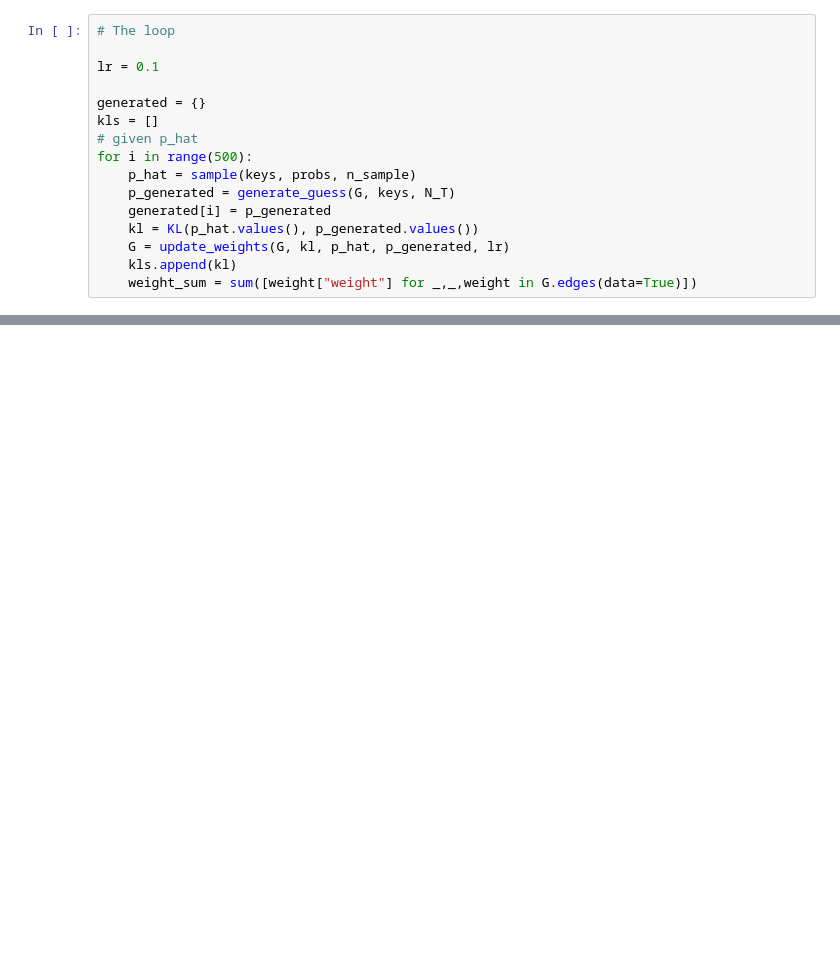
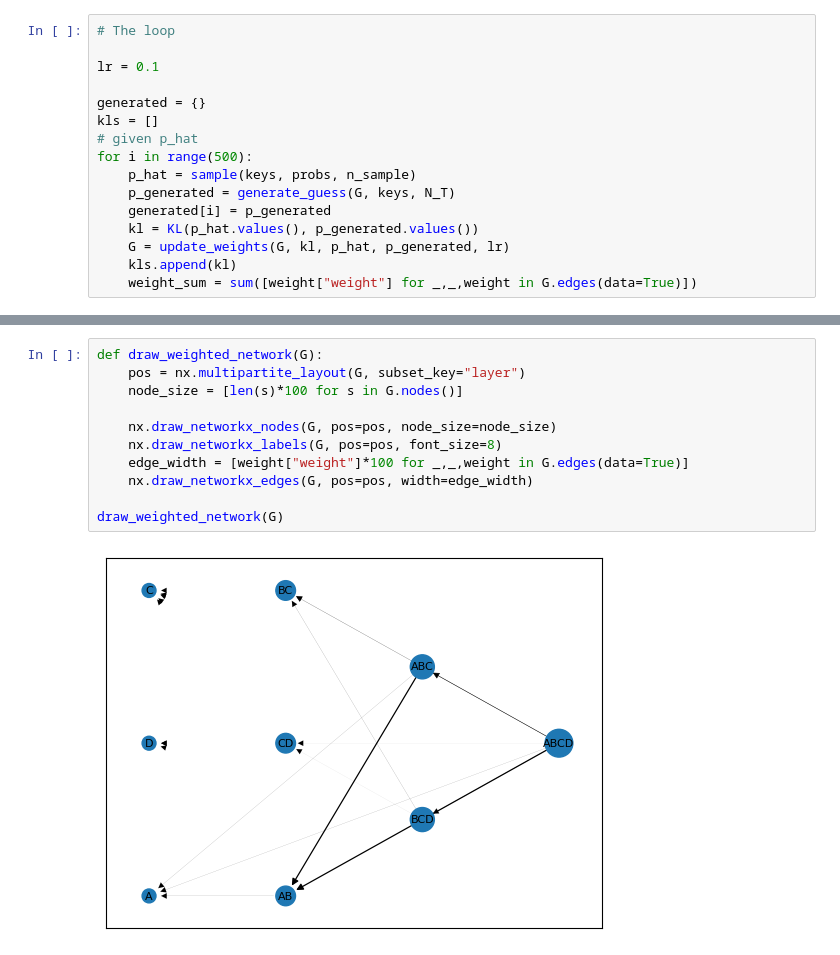
Before and after one commit to ErikHartman/disassembly, a Jupyter notebook: src/mc.ipynb, the cells around one changed output, grey strips where cells are left out. Cells and saved outputs as stored; diff of their text form; blank space fills up the shorter version.

```diff
--- a/src/mc.ipynb
+++ b/src/mc.ipynb
@@ -151,0 +155,13 @@ plt.show()
+# %%
+def draw_weighted_network(G):
+    pos = nx.multipartite_layout(G, subset_key="layer")
+    node_size = [len(s)*100 for s in G.nodes()]
+
+    nx.draw_networkx_nodes(G, pos=pos, node_size=node_size)
+    nx.draw_networkx_labels(G, pos=pos, font_size=8)
+    edge_width = [weight["weight"]*100 for _,_,weight in G.edges(data=True)]
+    nx.draw_networkx_edges(G, pos=pos, width=edge_width)
+
+draw_weighted_network(G)
+# %% [output]
+[figure, added]
```
Also changed, not shown: parts of 4 cells of this notebook.
